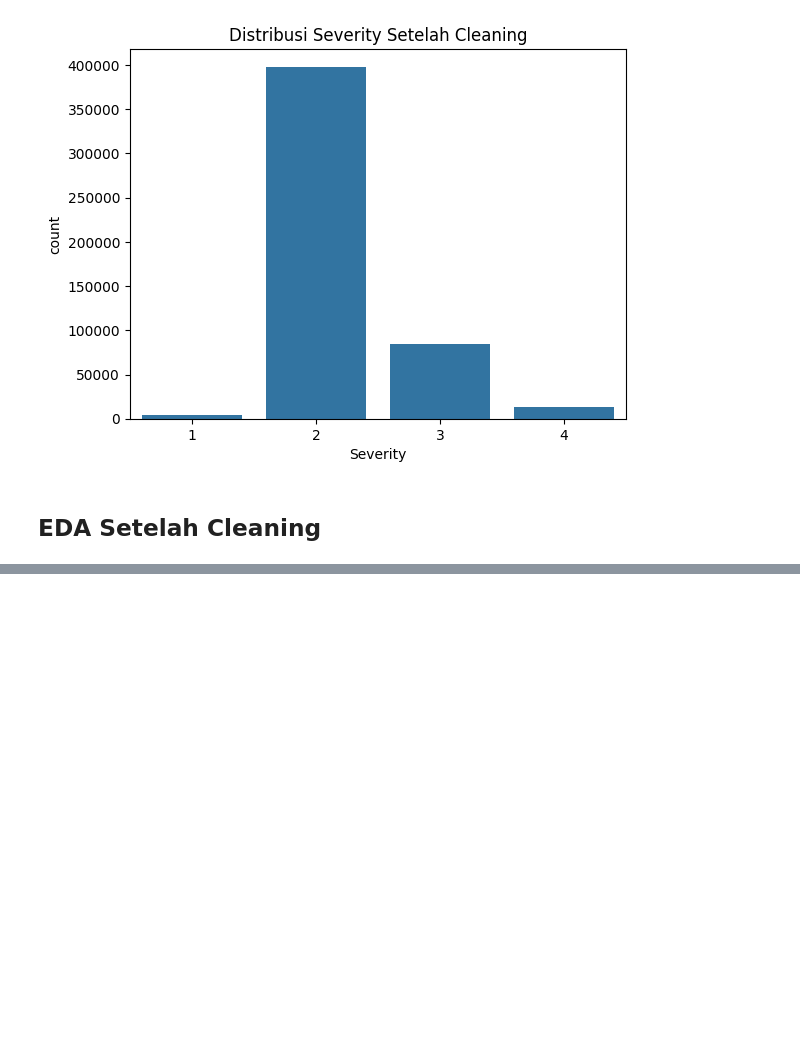
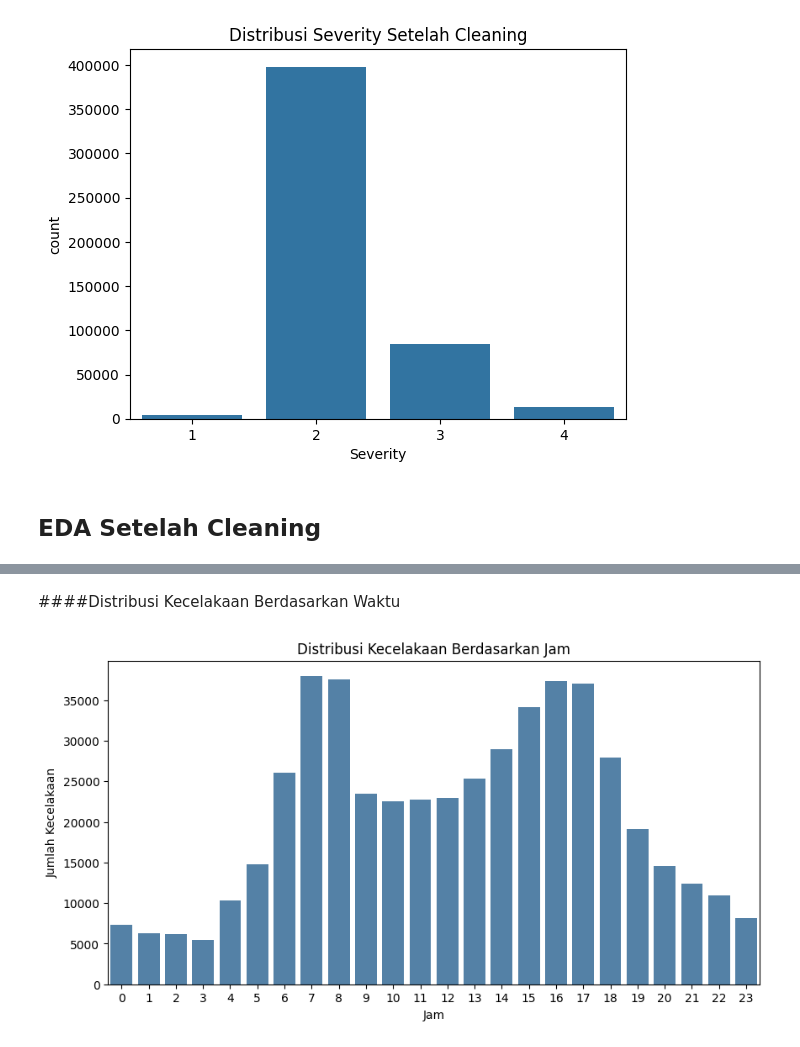
Before and after one commit to AhsanDz/4-Ahsan, a Jupyter notebook: EDA_Ahsan.ipynb, the cells around one changed output, grey strips where cells are left out. Saved outputs shown, nothing was run; the diff lists cells and outputs as text; code cells hidden in the pictures; blank space fills up the shorter version.

```diff
--- a/EDA_Ahsan.ipynb
+++ b/EDA_Ahsan.ipynb
@@ -527,0 +594,14 @@ plt.show()
+# %% [markdown]
+####Distribusi Kecelakaan Berdasarkan Waktu
+# %%
+plt.figure(figsize=(10,5))
+
+sns.countplot(data=df, x="Hour", color="steelblue")
+
+plt.title("Distribusi Kecelakaan Berdasarkan Jam")
+plt.xlabel("Jam")
+plt.ylabel("Jumlah Kecelakaan")
+
+plt.show()
+# %% [output]
+[figure, added]
```
Also changed, not shown: parts of 23 cells of this notebook.
